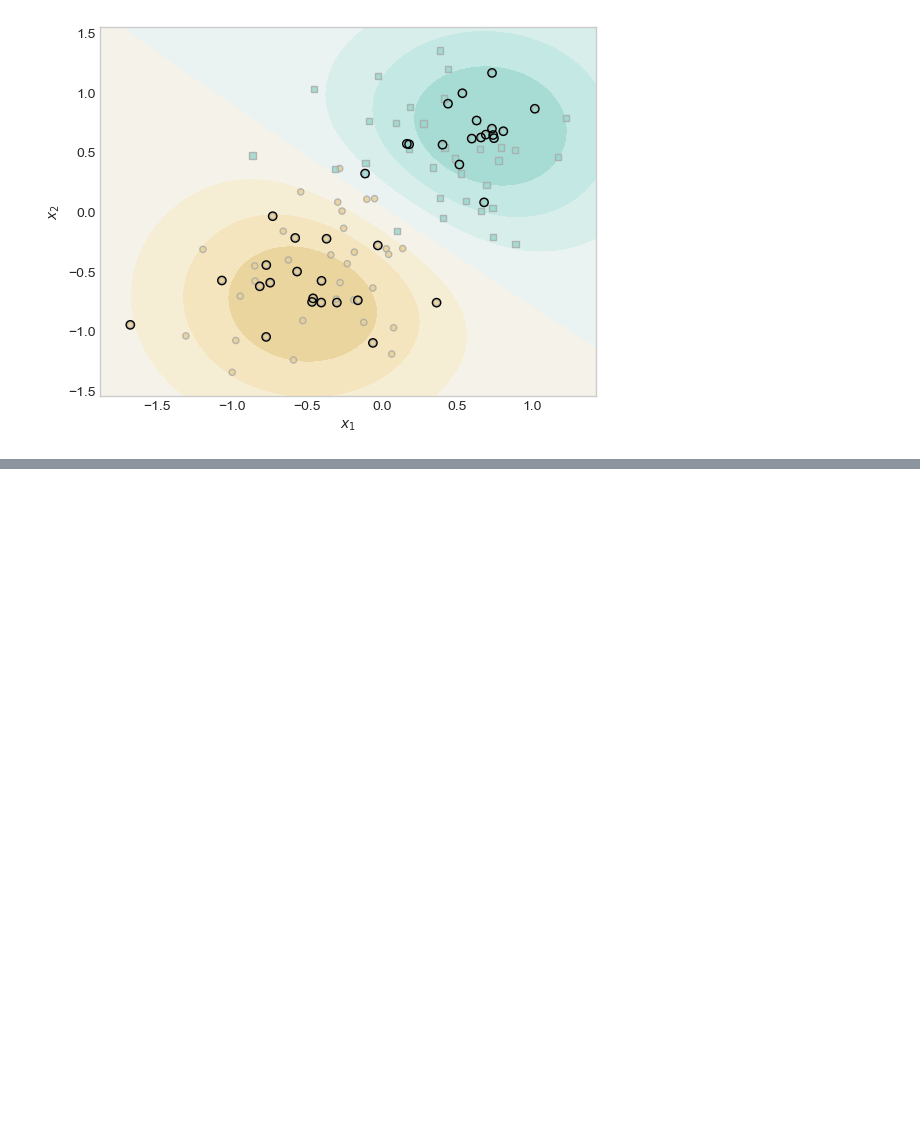
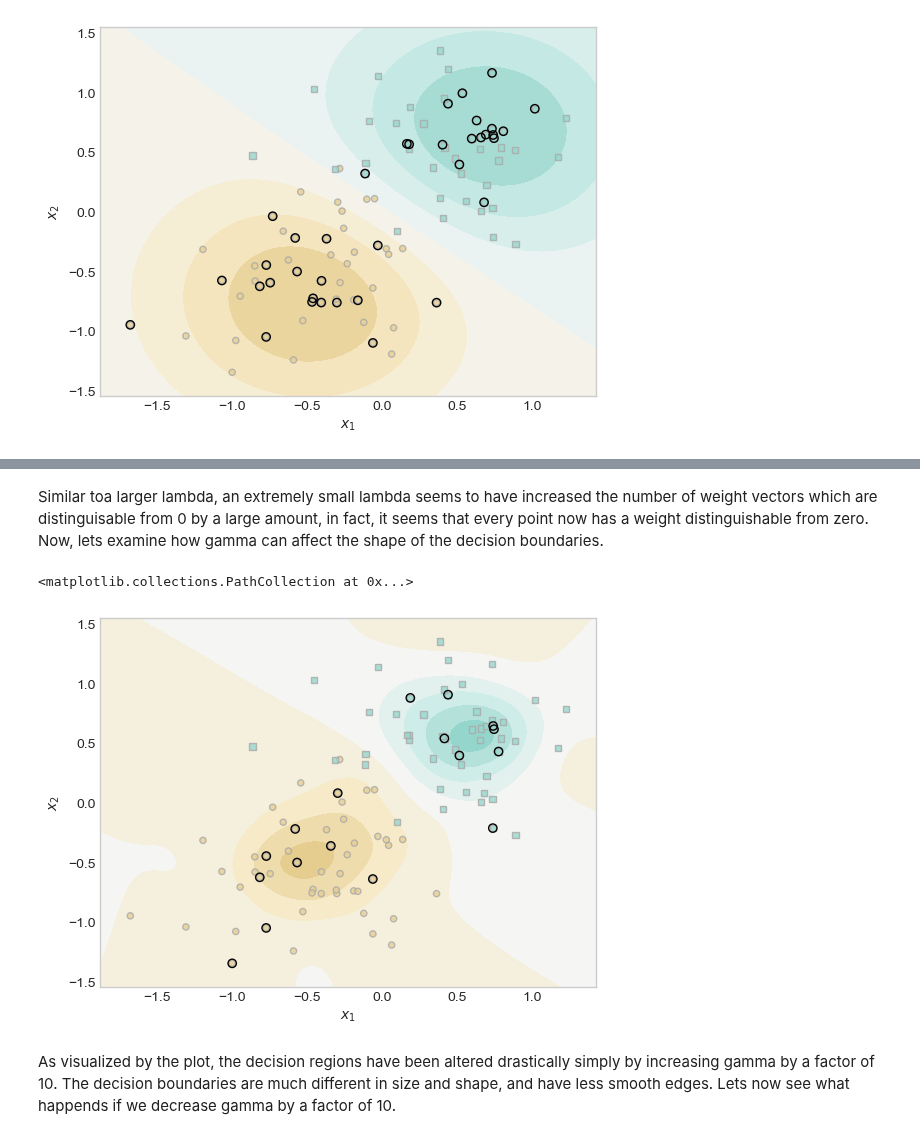
Before and after one commit to Nibsquatch/Nibsquatch.github.io, a Jupyter notebook: posts/Blog 6/index.ipynb, the cells around one changed output, grey strips where cells are left out. Saved outputs shown, nothing was run; the diff lists cells and outputs as text; code cells hidden in the pictures; blank space fills up the shorter version.

```diff
--- a/posts/Blog 6/index.ipynb
+++ b/posts/Blog 6/index.ipynb
@@ -99,0 +190,36 @@ plt.scatter(X[ix, 0],X[ix, 1], facecolors = "none", edgecolors = "black")
+# %% [markdown]
+Similar toa  larger lambda, an extremely small lambda seems to have increased the number of weight vectors which are distinguisable from 0 by a large amount, in fact, it seems that every point now has a weight distinguishable from zero. Now, lets examine how gamma can affect the shape of the decision boundaries.
+# %%
+# instantiate a model with the given kernel and a larger gamma
+KR = KernelLogisticRegression(rbf_kernel, lam = .1, gamma = 10)
+
+# Fit the data with 100000 training iterations and a reasonably small alpha
+KR.fit(X, y, m_epochs = 100000, alph = 0.001)
+# %%
+# plot the decision region and highlight points which have weights distinquishable from zero
+ix = torch.abs(KR.a).view(-1) > 1e-4
+
+x1 = torch.linspace(X[:,0].min() - 0.2, X[:,0].max() + 0.2, 101)
+x2 = torch.linspace(X[:,1].min() - 0.2, X[:,1].max() + 0.2, 101)
+
+X1, X2 = torch.meshgrid(x1, x2, indexing='ij')
+
+x1 = X1.ravel()
+x2 = X2.ravel()
+
+X_ = torch.stack((x1, x2), dim = 1)
+
+preds = KR.score(X_)
+preds = 1.0*torch.reshape(preds, X1.size())
+
+fig, ax = plt.subplots(1, 1)
+ax.contourf(X1, X2, preds, origin = "lower", cmap = "BrBG",
+vmin = 2*preds.min() - preds.max(), vmax = 2*preds.max() - preds.min()
+)
+plot_classification_data(X, y, ax)
+plt.scatter(X[ix, 0],X[ix, 1], facecolors = "none", edgecolors = "black")
+# %% [output]
+<matplotlib.collections.PathCollection at 0x...>
+[figure, added]
+# %% [markdown]
+As visualized by the plot, the decision regions have been altered drastically simply by increasing gamma by a factor of 10. The decision boundaries are much different in size and shape, and have less smooth edges. Lets now see what happends if we decrease gamma by a factor of 10.
```
Also changed, not shown: parts of 27 cells of this notebook, 10 other files.
